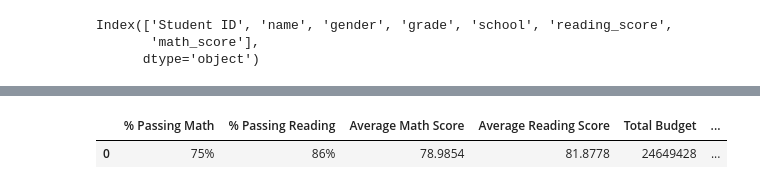
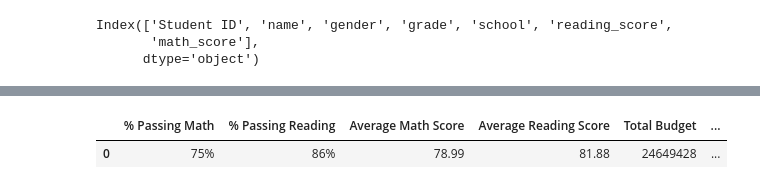
Before and after one commit to jessicalhammond/UCB_DA, a Jupyter notebook: PyCitySchools/Schools.ipynb, the cells around one changed output, grey strips where cells are left out. Cells and saved outputs as stored; diff of their text form; code cells hidden in the pictures.

```diff
--- a/PyCitySchools/Schools.ipynb
+++ b/PyCitySchools/Schools.ipynb
@@ -61,3 +66,7 @@ studentsdf.columns
 Index(['Student ID', 'name', 'gender', 'grade', 'school', 'reading_score',
        'math_score'],
       dtype='object')
+# %%
+# renmae column title to match
+schoolsdf.rename(inplace=True,columns={"name":"school"})
+schoolsdf.columns
@@ -63,0 +75,4 @@ Index(['Student ID', 'name', 'gender', 'grade', 'school', 'reading_score',
+# %%
+# Merge two dataframes using an inner join -- inner join will drop rows where there is not an exact match
+merge = pd.merge(studentsdf, schoolsdf, on="school", how="inner")
+merge
@@ -64,46 +98,40 @@ Index(['Student ID', 'name', 'gender', 'grade', 'school', 'reading_score',
 # %%
 # Create a high level snapshot (in table form) of the district's key metrics, including:
 # Total Schools, Total Students, Total Budget
 
-totalschools = schoolsdf["School ID"].count()
-totalstudents = studentsdf["Student ID"].count()
+totalschools = schoolsdf["school"].count()
+totalstudents = merge["Student ID"].count()
 totalbudget = schoolsdf['budget'].sum()
 
-# print("Total Schools:", totalschools)
-# print("Total Students:", totalstudents)
-# print("Total Budget:", '${:,.2f}'.format(totalbudget))
 # Average Math Score, Average Reading Score
 sumsch1 = studentsdf.loc[:,('school', 'reading_score', 'math_score',)]
-rmean = sumsch1['reading_score'].mean()
-mmean = sumsch1['math_score'].mean()
-# print("Average Math Score:", '{:.2f}'.format(mmean))
-# print("Average Reading Score:", '{:.2f}'.format(rmean))
+rmean = round(merge['reading_score'].mean(), 2)
+mmean = round(merge['math_score'].mean(), 2)
 
 # % Passing Math, % Passing Reading, Overall Passing Rate (Average of the above two)
 #get table of only students who passed math
-pass_m = sumsch1.loc[sumsch1['math_score'] >= 70,]
-#count the number of students in that table
+pass_m = merge.loc[merge['math_score'] >= 70,]
 pass_m2 = pass_m['math_score'].count()
 #get percentage
-# percentm = "{0:.0f}%".format((pass_m2/totalstudents)*100)
+percentm = "{0:.0f}%".format((pass_m2/totalstudents)*100)
 # print("% Passing Math:", percentm)
 
 #get table of only students who passed reading
-pass_r = sumsch1.loc[sumsch1['reading_score'] >= 70,]
+pass_r = merge.loc[merge['reading_score'] >= 70,]
 #count the number of students in that table
 pass_r2 = pass_r['reading_score'].count()
 #get percentage
 percentr = "{0:.0f}%".format((pass_r2/totalstudents)*100)
 # print("% Passing Reading:", percentr)
 
 # overall = "{0:.0f}%".format((percentr + percentm)/2)
 Dsum = pd.DataFrame({'Total Schools' : [totalschools], 'Total Students' : [totalstudents],
                      'Total Budget': [totalbudget], 'Average Reading Score': [rmean],
                      'Average Math Score': [mmean], '% Passing Reading': [percentr],
                      '% Passing Math': [percentm], }, dtype=object)
 Dsum.head()
 # %% [output]
 |  | % Passing Math | % Passing Reading | Average Math Score | Average Reading Score | Total Budget | ... |
-| 0 | 75% | 86% | 78.9854 | 81.8778 | 24649428 | ... |
+| 0 | 75% | 86% | 78.99 | 81.88 | 24649428 | ... |
 # %%
 # you must still get the overall passing percent
```
Also changed, not shown: parts of 7 cells of this notebook.
